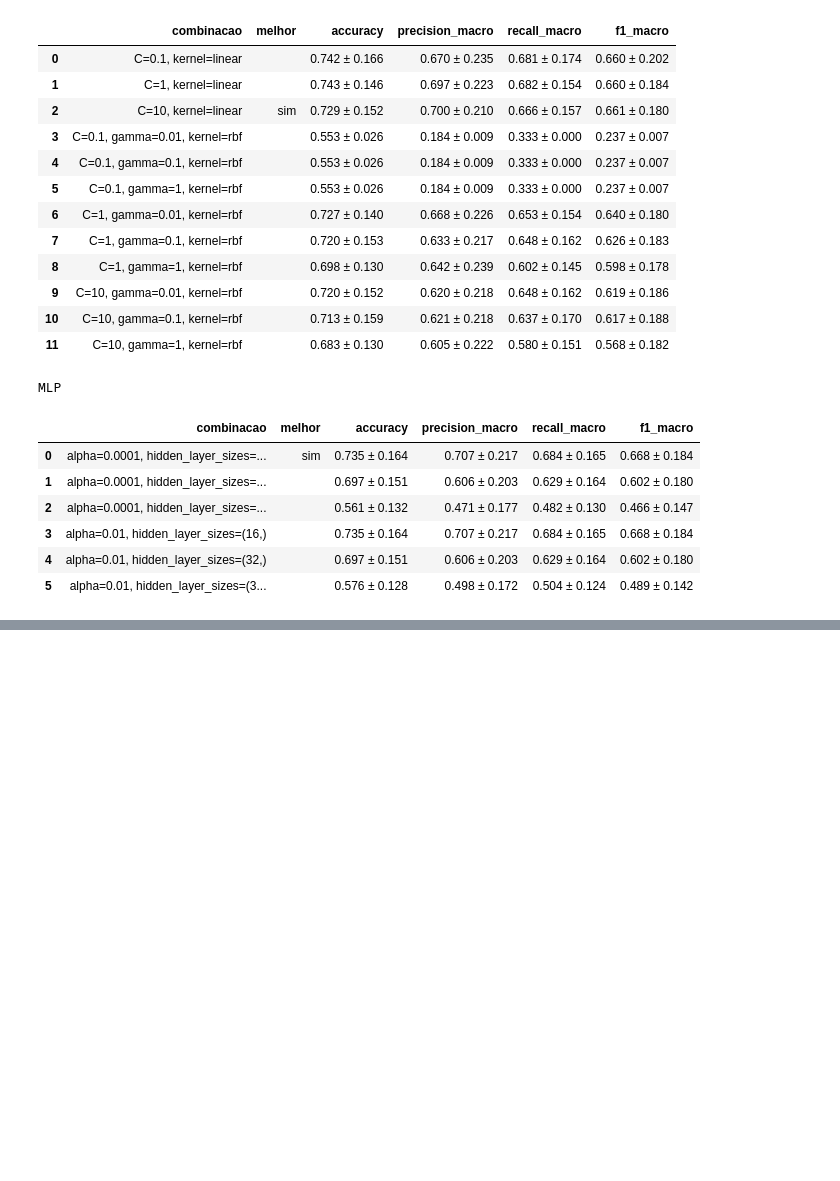
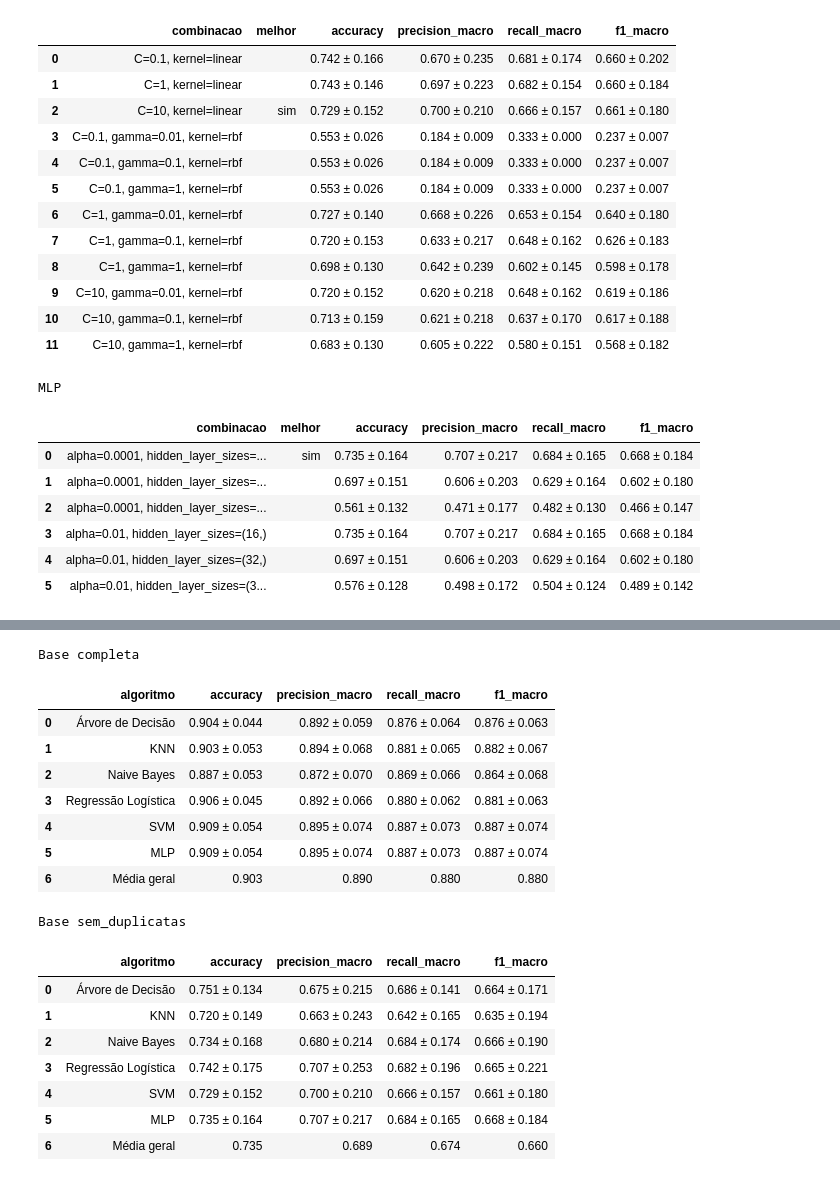
Before and after one commit to FelipeBert/sleep-health, a Jupyter notebook: projeto_experimentos.ipynb, the cells around one changed output, grey strips where cells are left out. Drawn from its saved outputs; the diff is of its cells as text; code cells hidden in the pictures; blank space fills up the shorter version.

Commit message:
feat(notebook): compara a melhor combinação de cada algoritmo
Adiciona a linha de média geral pedida no enunciado.

```diff
--- a/projeto_experimentos.ipynb
+++ b/projeto_experimentos.ipynb
@@ -419,0 +426,35 @@ MLP
+# %%
+def tabela_melhores(tab):
+    melhores = tab[tab["melhor"]].reset_index(drop=True)
+    out = formatar(melhores).drop(columns=["combinacao", "melhor"])
+    # Última linha: média geral dos 6 algoritmos
+    media_geral = {"algoritmo": "Média geral"}
+    for m in METRICAS:
+        media_geral[m] = f"{melhores[m + '_mean'].mean():.3f}"
+    return pd.concat([out, pd.DataFrame([media_geral])], ignore_index=True)
+
+
+for nome_base, tab in tabelas.items():
+    final = tabela_melhores(tab)
+    final.to_csv(f"resultados/{nome_base}_melhores_por_algoritmo.csv", index=False)
+    print(f"Base {nome_base}")
+    display(final)
+# %% [output]
+Base completa
+|  | algoritmo | accuracy | precision_macro | recall_macro | f1_macro |
+| 0 | Árvore de Decisão | 0.904 ± 0.044 | 0.892 ± 0.059 | 0.876 ± 0.064 | 0.876 ± 0.063 |
+| 1 | KNN | 0.903 ± 0.053 | 0.894 ± 0.068 | 0.881 ± 0.065 | 0.882 ± 0.067 |
+| 2 | Naive Bayes | 0.887 ± 0.053 | 0.872 ± 0.070 | 0.869 ± 0.066 | 0.864 ± 0.068 |
+| 3 | Regressão Logística | 0.906 ± 0.045 | 0.892 ± 0.066 | 0.880 ± 0.062 | 0.881 ± 0.063 |
+| 4 | SVM | 0.909 ± 0.054 | 0.895 ± 0.074 | 0.887 ± 0.073 | 0.887 ± 0.074 |
+| 5 | MLP | 0.909 ± 0.054 | 0.895 ± 0.074 | 0.887 ± 0.073 | 0.887 ± 0.074 |
+| 6 | Média geral | 0.903 | 0.890 | 0.880 | 0.880 |
+Base sem_duplicatas
+|  | algoritmo | accuracy | precision_macro | recall_macro | f1_macro |
+| 0 | Árvore de Decisão | 0.751 ± 0.134 | 0.675 ± 0.215 | 0.686 ± 0.141 | 0.664 ± 0.171 |
+| 1 | KNN | 0.720 ± 0.149 | 0.663 ± 0.243 | 0.642 ± 0.165 | 0.635 ± 0.194 |
+| 2 | Naive Bayes | 0.734 ± 0.168 | 0.680 ± 0.214 | 0.684 ± 0.174 | 0.666 ± 0.190 |
+| 3 | Regressão Logística | 0.742 ± 0.175 | 0.707 ± 0.253 | 0.682 ± 0.196 | 0.665 ± 0.221 |
+| 4 | SVM | 0.729 ± 0.152 | 0.700 ± 0.210 | 0.666 ± 0.157 | 0.661 ± 0.180 |
+| 5 | MLP | 0.735 ± 0.164 | 0.707 ± 0.217 | 0.684 ± 0.165 | 0.668 ± 0.184 |
+| 6 | Média geral | 0.735 | 0.689 | 0.674 | 0.660 |
```
Also changed, not shown: parts of 2 cells of this notebook, 2 other files.
